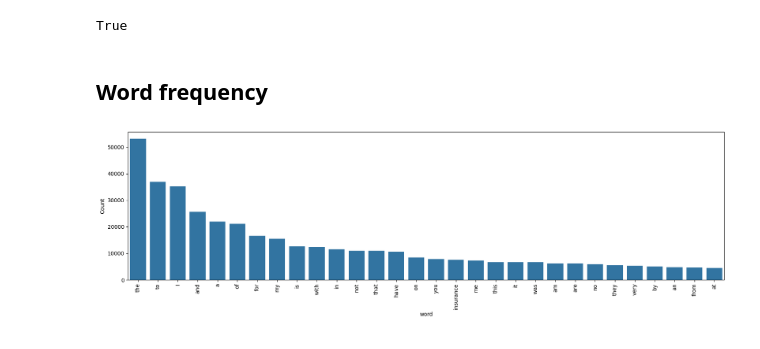
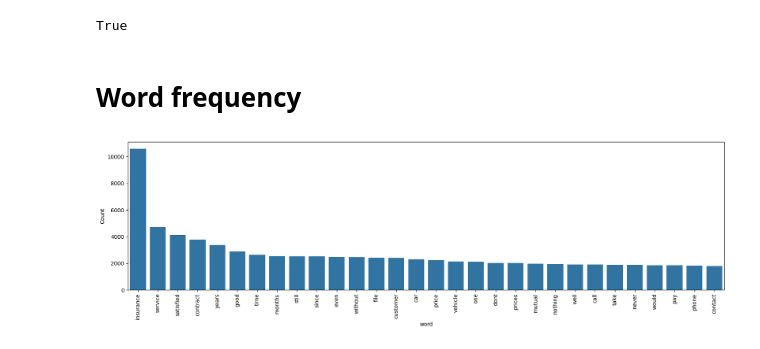
Before and after one commit to LisaLOUNIS/NLP, a Jupyter notebook: project2.ipynb, the cells around one changed output. Cells and saved outputs as stored; diff of their text form; code cells hidden in the pictures.

```diff
--- a/project2.ipynb
+++ b/project2.ipynb
@@ -145,0 +215,30 @@ all_data = all_data.dropna(subset=('review'))
+# %%
+def generate_trigrams(token_list):
+    return [' '.join(trigram) for trigram in ngrams(token_list, 3) if len(trigram) == 3]
+
+def preprocess_text(df, text_column):
+    # Check for NaN values in the text column and replace them with empty strings
+    df[text_column] = df[text_column].fillna("").astype(str)
+
+    # Nettoyage de base du texte
+    df[text_column] = df[text_column].str.lower().str.translate(str.maketrans('', '', string.punctuation))
+
+    # Tokenisation
+    df['review_en_tokenized'] = df[text_column].apply(word_tokenize)
+
+    # Suppression des stop words
+    stop_words = set(stopwords.words('english'))
+    symbols = ['“', '”', 'malakoff', 'macif', 'lcl', 'matmut', 'allianz', 'axa', 'mutex', 'swiss', 'generali', 'gmf']
+    df['review_en_no_stopwords'] = df['review_en_tokenized'].apply(lambda x: [word for word in x if word not in stop_words and word not in symbols and len(word)>2])
+
+    # Lemmatisation
+    lemmatizer = WordNetLemmatizer()
+    df['review_en_lemmatized'] = df['review_en_no_stopwords'].apply(lambda x: [lemmatizer.lemmatize(word) for word in x])
+
+    # Création des trigrammes
+    df['trigrammes'] = df['review_en_lemmatized'].apply(generate_trigrams)
+
+    return df
+
+
+all_data = preprocess_text(all_data, 'review_en')
@@ -146 +247,9 @@ all_data = all_data.dropna(subset=('review'))
+# %%
+all_data['trigrammes_joined'] = all_data['trigrammes'].apply(lambda x: ' '.join(x))
+
+# Créer un objet TfidfVectorizer
+vectorizer = TfidfVectorizer()
+
+# Appliquer TF-IDF aux trigrammes joints
+tfidf_matrix = vectorizer.fit_transform(all_data['trigrammes_joined'])
 # %% [markdown]
@@ -208,11 +317,12 @@ def spell_check(text):
 with Pool(processes=4) as pool:  # Utilise 4 processus
     all_data['review_spellcheck'] = pool.map(spell_check, all_data['review'])
 # %% [markdown]
-## Word frequency
+# Word frequency
 # %%
 def freq_words(x, terms = 30):
-  all_words = ' '.join([text for text in x])
-  all_words = all_words.split()
+  all_words = []
+  for text in x:
+    all_words.extend(text)
 
   fdist = FreqDist(all_words)
   words_df = pd.DataFrame({'word':list(fdist.keys()), 'count':list(fdist.values())})
@@ -225,6 +335,6 @@ def freq_words(x, terms = 30):
   ax.set_xticklabels(ax.get_xticklabels(), rotation=90)
   plt.show()
 # %%
-freq_words(all_data['review_en'])
+freq_words(all_data['review_en_no_stopwords'])
 # %% [output]
-[figure, old version]
+[figure, new version]
```
Also changed, not shown: parts of 34 cells of this notebook, 3 other files.
